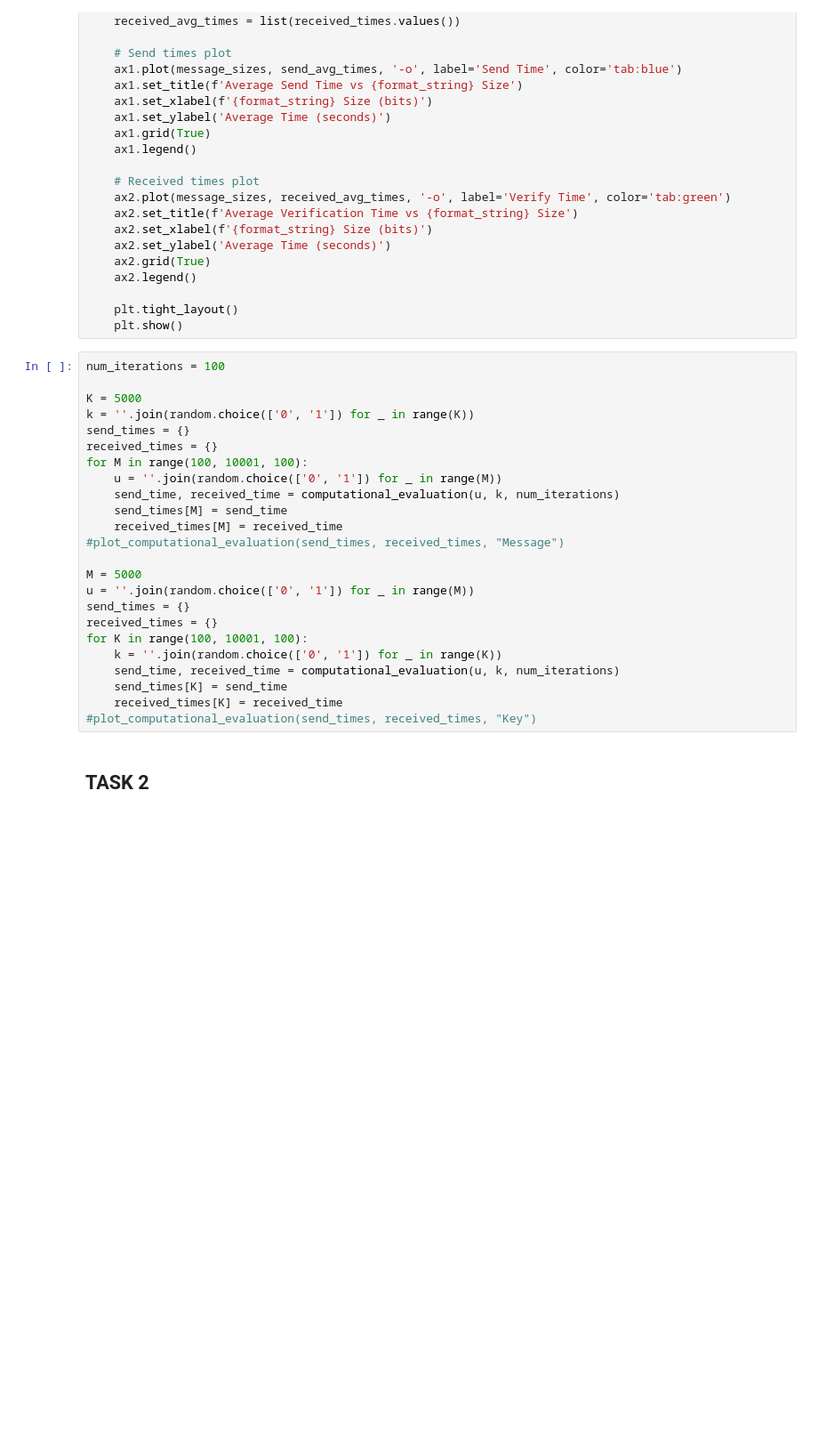
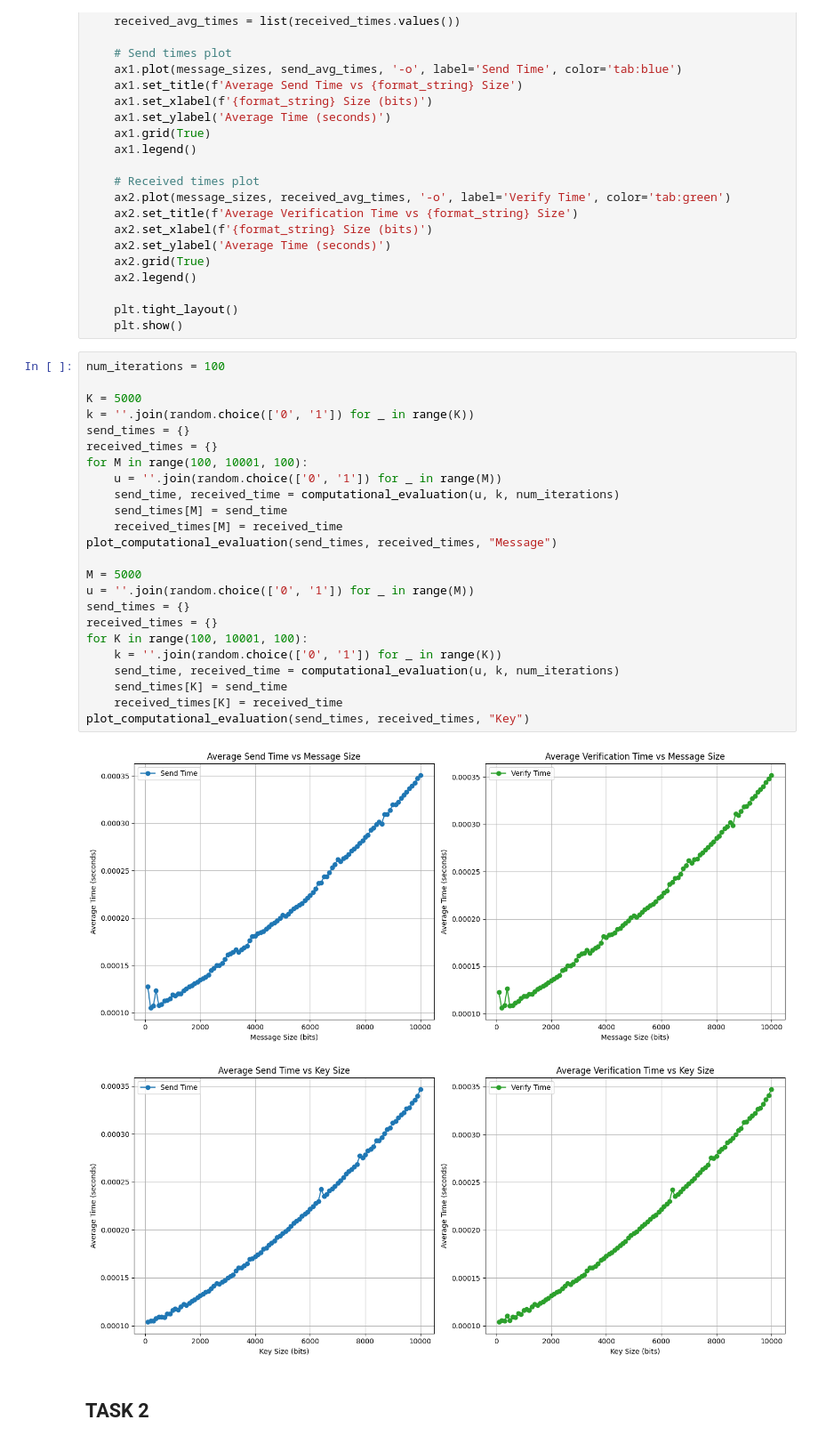
Before and after one commit to cibecs/lab-infosec, a Jupyter notebook: lab3/Lab3_info_sec.ipynb, the cells around one changed output. Shown: that part at 89% size. Drawn from its saved outputs; the diff is of its cells as text; blank space fills up the shorter version.

Commit message:
plot to modify

```diff
--- a/lab3/Lab3_info_sec.ipynb
+++ b/lab3/Lab3_info_sec.ipynb
@@ -111,27 +111,30 @@ def plot_computational_evaluation(send_times, received_times, format_string):
 # %%
 num_iterations = 100
 
 K = 5000
 k = ''.join(random.choice(['0', '1']) for _ in range(K))
 send_times = {}
 received_times = {}
 for M in range(100, 10001, 100):
     u = ''.join(random.choice(['0', '1']) for _ in range(M))
     send_time, received_time = computational_evaluation(u, k, num_iterations)
     send_times[M] = send_time
     received_times[M] = received_time
-#plot_computational_evaluation(send_times, received_times, "Message")
+plot_computational_evaluation(send_times, received_times, "Message")
 
 M = 5000
 u = ''.join(random.choice(['0', '1']) for _ in range(M))
 send_times = {}
 received_times = {}
 for K in range(100, 10001, 100):
     k = ''.join(random.choice(['0', '1']) for _ in range(K))
     send_time, received_time = computational_evaluation(u, k, num_iterations)
     send_times[K] = send_time
     received_times[K] = received_time
-#plot_computational_evaluation(send_times, received_times, "Key")
+plot_computational_evaluation(send_times, received_times, "Key")
+# %% [output]
+[figure, added]
+[figure, added]
 # %% [markdown]
 ## TASK 2
 # %%
```
Also changed, not shown: parts of 11 cells of this notebook.
